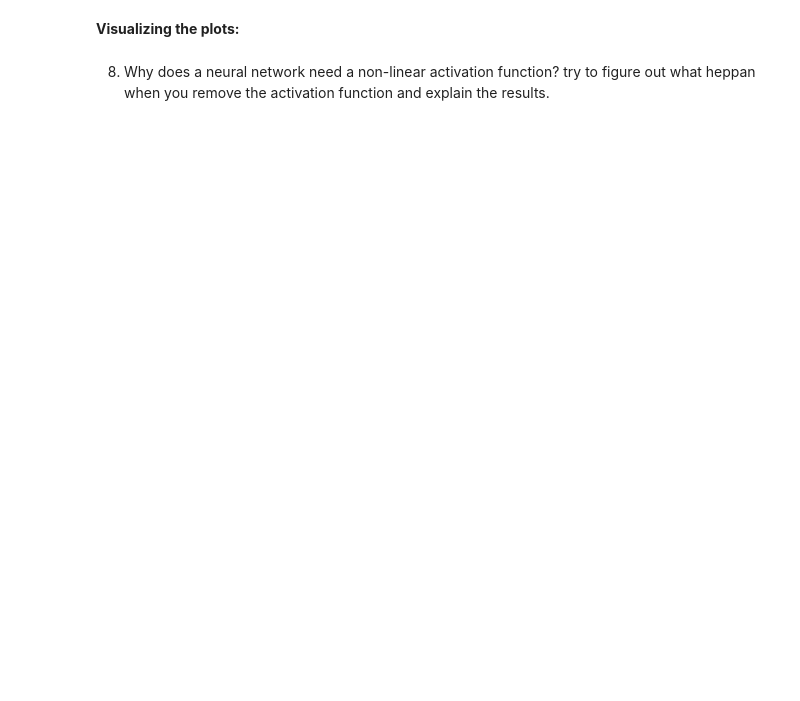
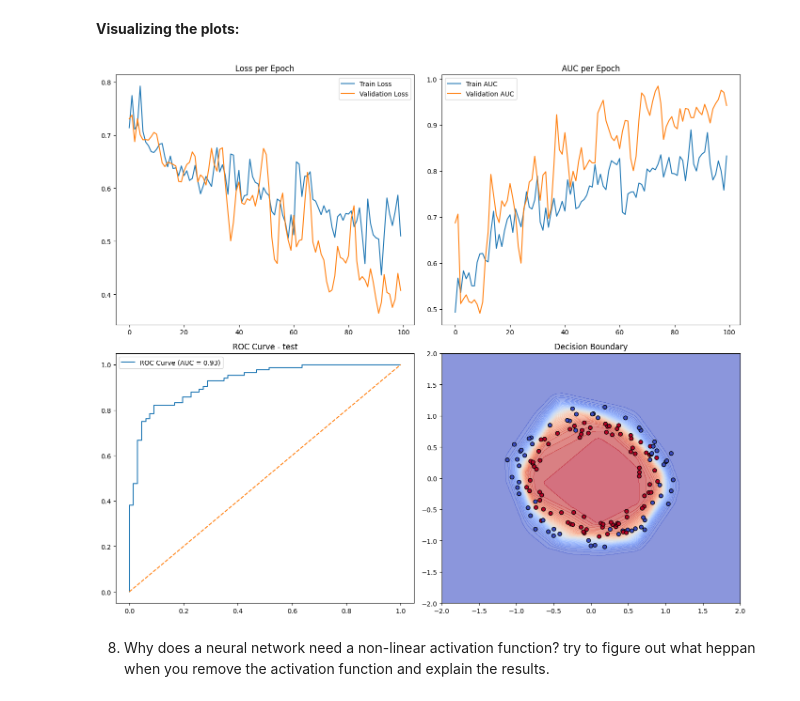
Before and after one commit to arbelkatzir/TAU, a Jupyter notebook: DL/HW1/HW new.ipynb, the cells around one changed output. Drawn from its saved outputs; the diff is of its cells as text; code cells hidden in the pictures; blank space fills up the shorter version.

```diff
--- a/DL/HW1/HW new.ipynb
+++ b/DL/HW1/HW new.ipynb
@@ -554,2 +587,50 @@ print("Best validation accuracy:", best_trial.value)
+# %%
+# Plot the graphs
+fig, axs = plt.subplots(2, 2, figsize=(14, 12))
+
+# Loss curves
+axs[0, 0].plot(train_loss, label='Train Loss')
+axs[0, 0].plot(val_loss, label='Validation Loss')
+axs[0, 0].set_title('Loss per Epoch')
+axs[0, 0].legend()
+
+# AUC curves
+axs[0, 1].plot(train_auc, label='Train AUC')
+axs[0, 1].plot(val_auc, label='Validation AUC')
+axs[0, 1].set_title('AUC per Epoch')
+axs[0, 1].legend()
+
+# ROC curve
+y_test_all = []
+y_test_preds = []
+with torch.no_grad():
+    for x_batch, y_batch in test_loader:
+        x_batch, y_batch = x_batch.to(device), y_batch.to(device)
+        y_pred = torch.sigmoid(best_model(x_batch))
+        y_test_all.extend(y_batch.cpu().numpy())
+        y_test_preds.extend(y_pred.cpu().numpy())
+
+fpr, tpr, _ = roc_curve(y_test_all, y_test_preds)
+axs[1, 0].plot(fpr, tpr, label=f'ROC Curve (AUC = {auc(fpr, tpr):.2f})')
+axs[1, 0].plot([0, 1], [0, 1], linestyle='--')
+axs[1, 0].set_title('ROC Curve - test')
+axs[1, 0].legend()
+
+# Decision boundary
+xx, yy = np.meshgrid(np.linspace(-2, 2, 100), np.linspace(-2, 2, 100))
+grid_points = np.c_[xx.ravel(), yy.ravel()]
+grid_tensor = torch.tensor(grid_points, dtype=torch.float32).to(device)
+
+with torch.no_grad():
+    grid_preds = torch.sigmoid(best_model(grid_tensor)).cpu().numpy().reshape(xx.shape)
+
+axs[1, 1].contourf(xx, yy, grid_preds, levels=50, cmap='coolwarm', alpha=0.6)
+axs[1, 1].scatter(x_test[:, 0], x_test[:, 1], c=y_test, cmap='coolwarm', edgecolor='k')
+axs[1, 1].set_title('Decision Boundary')
+
+plt.tight_layout()
+plt.show()
+# %% [output]
+[figure, added]
 # %% [markdown]
 8. Why does a neural network need a non-linear activation function? try to figure out what heppan when you remove the activation function and explain the results.
```
Also changed, not shown: parts of 21 cells of this notebook.
